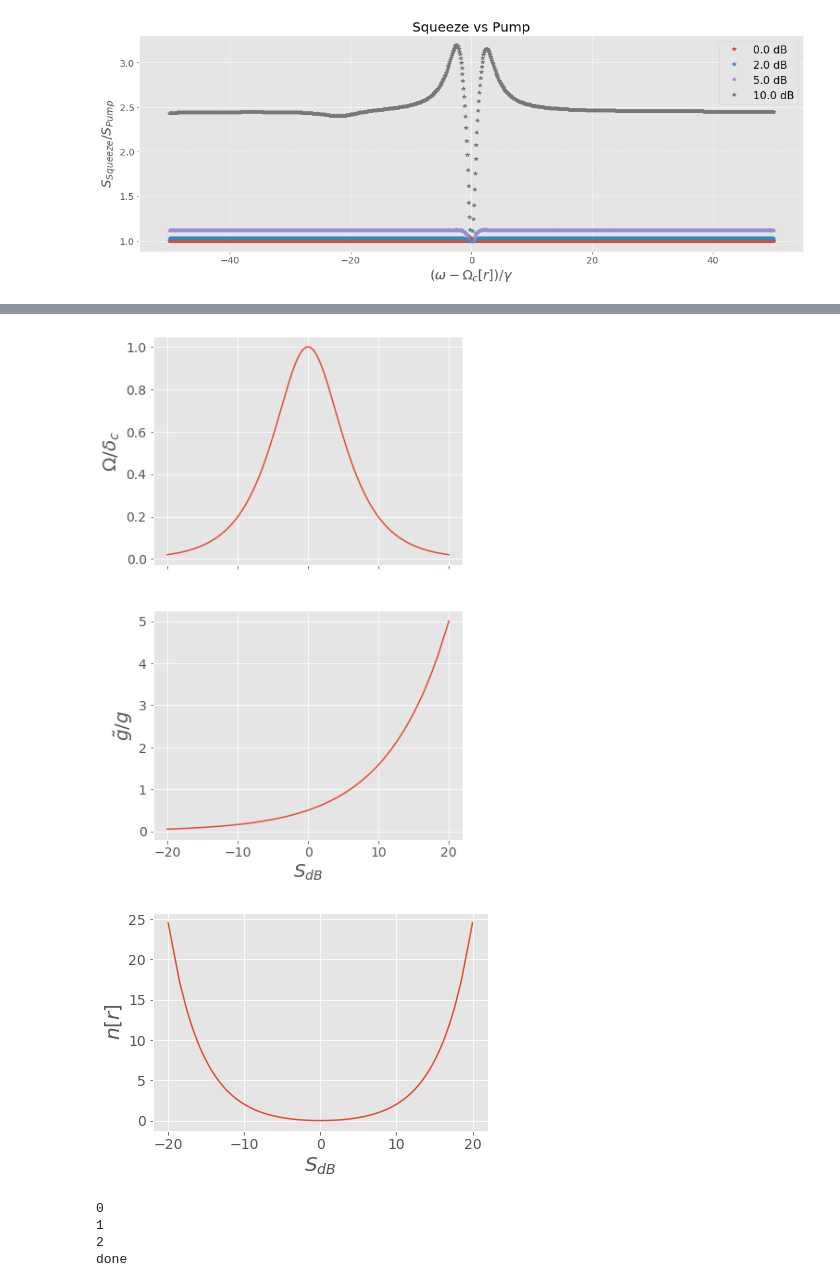
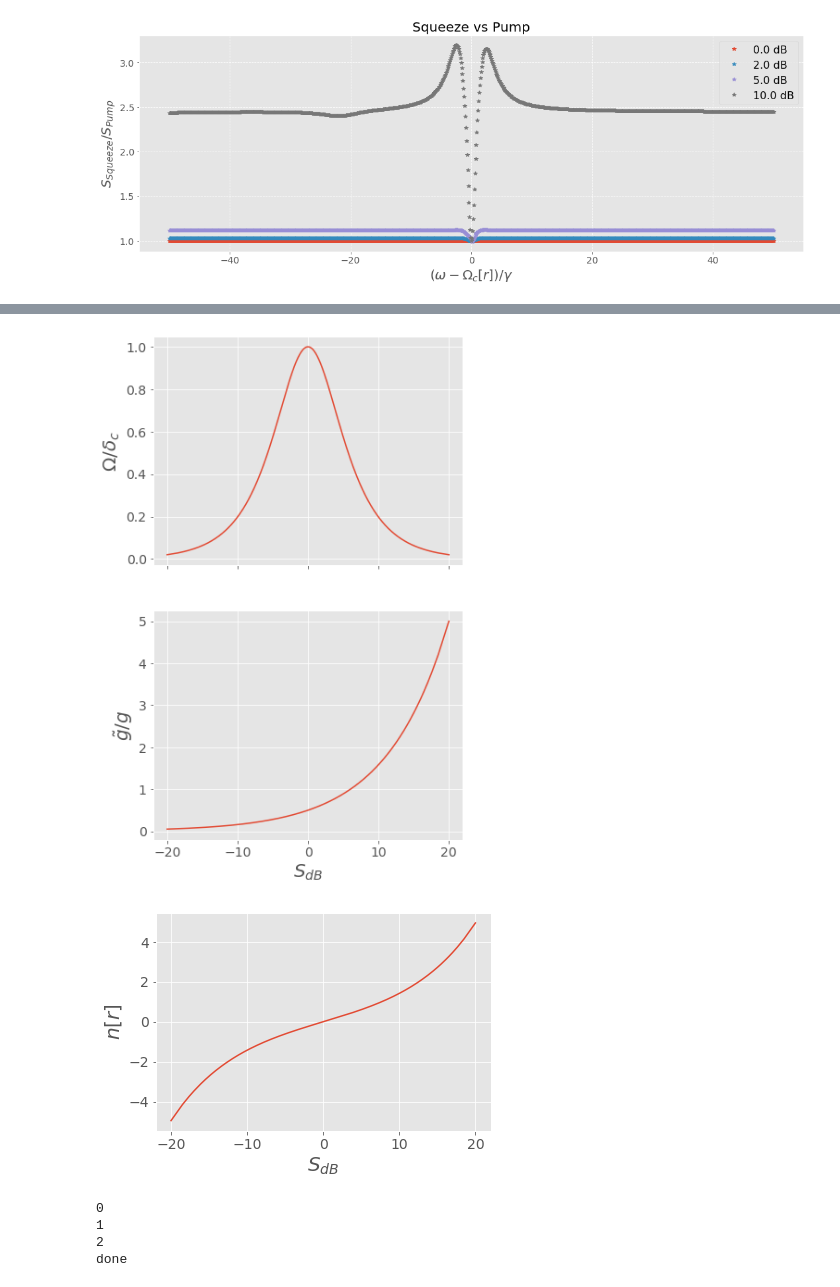
Before and after one commit to MVillius/star3gate, a Jupyter notebook: Full_0.ipynb, the cells around one changed output, grey strips where cells are left out. Cells and saved outputs as stored; diff of their text form; code cells hidden in the pictures.

```diff
--- a/Full_0.ipynb
+++ b/Full_0.ipynb
@@ -819,3 +850,44 @@ feeder: r=1.15, Omega=198.02
 [figure]
 [figure]
 [figure]
+# %%
+''' All 3 dynamic steadystates & comparison '''
+# Set parameters
+dlist = list(range(10,30))
+dlist = np.array(dlist[0::5])
+w_cav = 6e3
+d_cp  = 1e3
+gamma = 1e-3*d_cp
+g     = 0.2*gamma
+Slist = np.logspace(-2,1,21)
+nth   = 0
+
+# Do not touch
+shybrid, spump, ssqueez = [], [], []
+sUhybrid = []
+for jj, Na in enumerate(dlist):
+    print('------------------------')
+    hilbert(Na)
+    sys   = system(w_cav=w_cav, g=g, gamma=gamma, kappa=gamma)
+    sH, sP, sS = [], [], []
+    sUH =[]
+    for ii, S in enumerate(Slist):
+        e_pump, w_pump = feeder(S, d_cp, w_cav, printing=False)
+        sys.twopi_update({'e_pump':e_pump, 'w_pump':w_pump-1000})
+        sys.args.update(d_qp=sys.Omega())
+
+        sys.Dynamics(Htype='LRsqueez', Dtype='regular', isDrive=False, nth=nth)
+        sH.append(steadystate(sys))
+        sys.Dynamics(Htype='LRrot', Dtype='regular', isDrive=False, nth=nth)
+        sP.append(steadystate(sys))
+        sys.Dynamics(Htype='LRsqueez', Dtype='weird', isDrive=False, nth=nth)
+        sS.append(steadystate(sys))
+
+        sys.Dynamics(Htype='LRUsqueez', Dtype='regular', isDrive=False, nth=nth)
+        sUH.append(steadystate(sys))
+
+    shybrid.append(sH)
+    spump.append(sP)
+    ssqueez.append(sS)
+    sUhybrid.append(sUH)
+print('done')
@@ -830,7 +969,7 @@ g     = 0.2*gamma
 hilbert(Na)
 sys   = system(w_cav=w_cav, g=g, gamma=gamma, kappa=gamma)
 
-Slist = np.array([5])
+Slist = np.array([0])
 hot = False
 span  = 50
 shybrid, spump, ssqueez = [], [], []
@@ -1033,35 +1178,35 @@ fig, ax = plt.subplots(2,1, figsize=(6,10))
 d_cp = 1
 e_pump = np.linspace(-d_cp, d_cp, 10001)
 e_pump = e_pump[1:-1]
 ax[0].plot(Squeez(d_cp, e_pump), Omega(d_cp,e_pump))
 ax[0].set_ylabel(r'$\Omega/\delta_c$')
 ax[0].xaxis.set_ticklabels([])
 
 ax[1].plot(Squeez(d_cp, e_pump), (1/2)*np.exp(r_param(d_cp,e_pump)))
 ax[1].set_xlabel(r'$S_{dB}$')
 ax[1].set_ylabel(r'$\tilde{g}/g$')
 
 plt.show()
 fig.tight_layout()
 fig.savefig('Omega_g_vs_S.png')
 
 
 fig2, ax2 = plt.subplots(figsize=(6,4))
 
 d_cp = 1
 e_pump = np.linspace(-d_cp, d_cp, 10001)
 e_pump = e_pump[1:-1]
-ax2.plot(Squeez(d_cp, e_pump), np.sinh(r_param(d_cp,e_pump))**2)
+ax2.plot(Squeez(d_cp, e_pump), np.sinh(r_param(d_cp,e_pump)))
 ax2.set_ylabel(r'$n[r]$')
 ax2.set_xlabel(r'$S_{dB}$')
 
 plt.show()
 if saving:
     fig2.tight_layout()
     fig2.savefig('nth_vs_S.png')
 # %% [output]
 [figure]
-[figure, old version]
+[figure, new version]
 # %%
 ''' Vacuum Rabi Splitting   '''
 w_cav = 6e3
```
Also changed, not shown: parts of 15 cells of this notebook.
